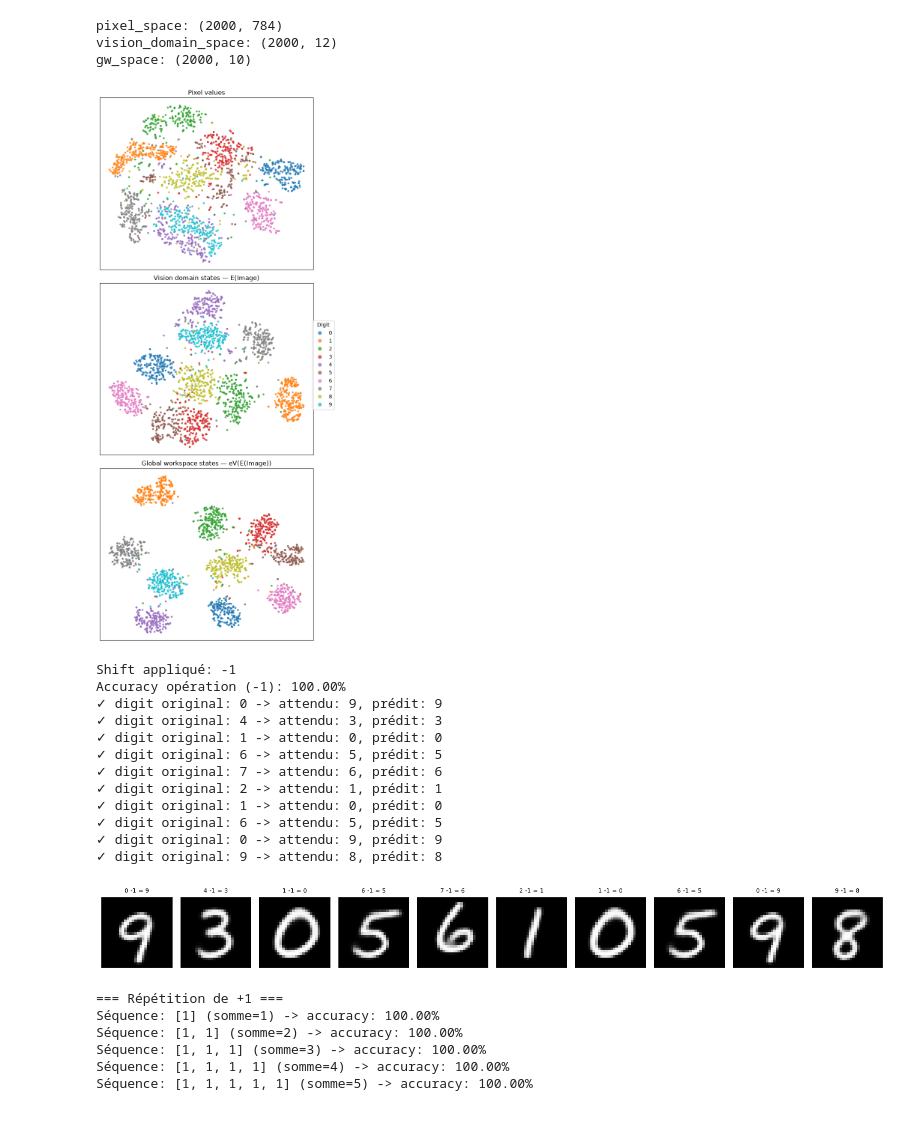
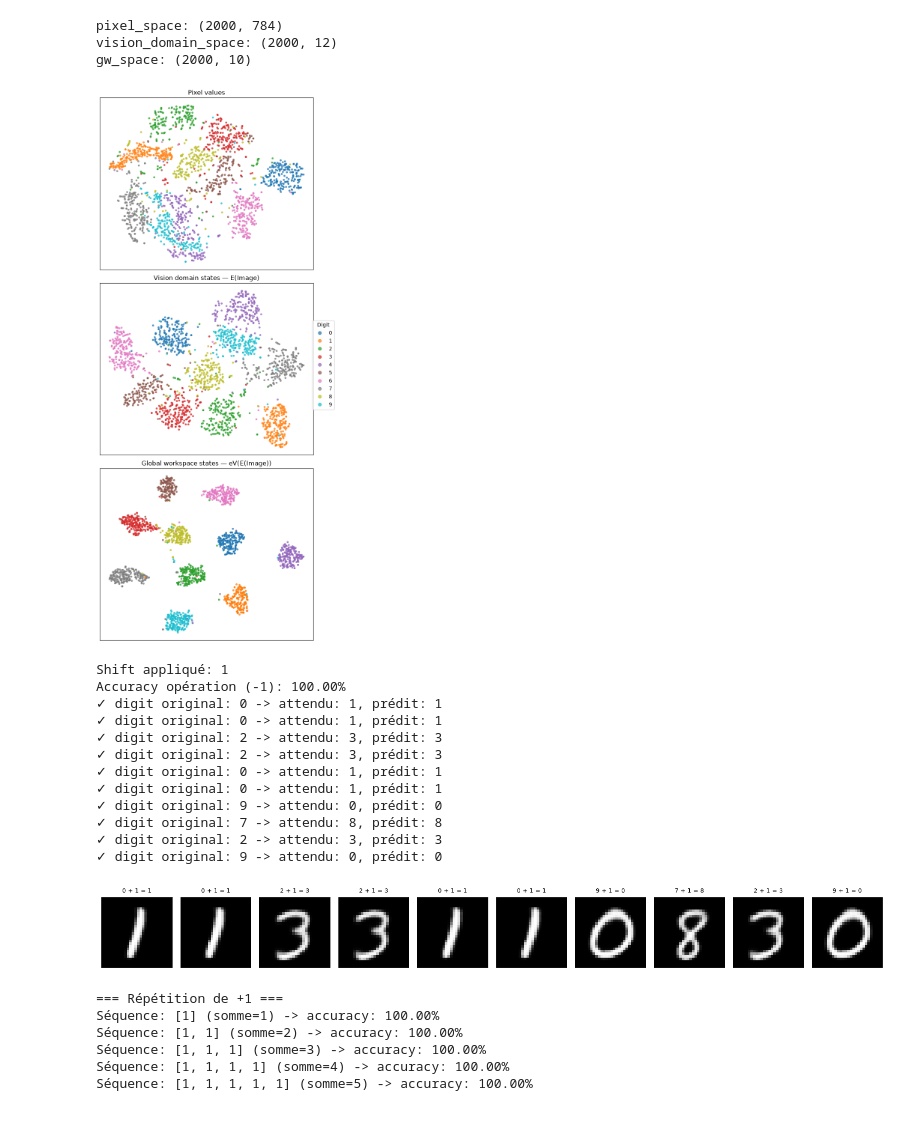
Before and after one commit to lucas-ch/gwnumb, a Jupyter notebook: test.ipynb, the cells around one changed output. Saved outputs shown, nothing was run; the diff lists cells and outputs as text; code cells hidden in the pictures.

Commit message:
premier essai avec attention

```diff
--- a/test.ipynb
+++ b/test.ipynb
@@ -13,10 +13,10 @@ config = load_config_files(
 
 domain_configs = get_domains_config(['image', 'digit'])
 
-gw_mod, selection_mod, operation_mod, loss_mod = get_global_workspace_mods(config, domain_configs)
+gw_mod, selection_mod, operation_mod, attention_mod, loss_mod = get_global_workspace_mods(config, domain_configs)
 
 gw = MyGlobalWorkspace.load_from_checkpoint(
-    "/home/lucas/gwnumb/checkpoints/numb/test-v11.ckpt",
+    "/home/lucas/gwnumb/checkpoints/numb/debug.ckpt",
     gw_mod=gw_mod,
     selection_mod=selection_mod,
     loss_mod=loss_mod,
@@ -305,7 +323,7 @@ plt.show()
 pixel_space: (2000, 784)
 vision_domain_space: (2000, 12)
 gw_space: (2000, 10)
-[figure, old version]
+[figure, new version]
 # %%
 import torch
 
@@ -345,7 +363,7 @@ with torch.no_grad():
 
     # 2. Applique l'opération (-1) dans l'espace GW
     batch_size = digit_batch.shape[0]
-    shift = -1
+    shift = +1
     task = torch.full(
         (batch_size, 1),
         fill_value=float(shift),
@@ -376,34 +394,34 @@ for i in range(n_show):
         f"prédit: {digit_pred[i].item()}"
     )
 # %% [output]
-Shift appliqué: -1
+Shift appliqué: 1
 Accuracy opération (-1): 100.00%
-✓ digit original: 0 -> attendu: 9, prédit: 9
-✓ digit original: 4 -> attendu: 3, prédit: 3
-✓ digit original: 1 -> attendu: 0, prédit: 0
-✓ digit original: 6 -> attendu: 5, prédit: 5
-✓ digit original: 7 -> attendu: 6, prédit: 6
-✓ digit original: 2 -> attendu: 1, prédit: 1
-✓ digit original: 1 -> attendu: 0, prédit: 0
-✓ digit original: 6 -> attendu: 5, prédit: 5
-✓ digit original: 0 -> attendu: 9, prédit: 9
-✓ digit original: 9 -> attendu: 8, prédit: 8
+✓ digit original: 0 -> attendu: 1, prédit: 1
+✓ digit original: 0 -> attendu: 1, prédit: 1
+✓ digit original: 2 -> attendu: 3, prédit: 3
+✓ digit original: 2 -> attendu: 3, prédit: 3
+✓ digit original: 0 -> attendu: 1, prédit: 1
+✓ digit original: 0 -> attendu: 1, prédit: 1
+✓ digit original: 9 -> attendu: 0, prédit: 0
+✓ digit original: 7 -> attendu: 8, prédit: 8
+✓ digit original: 2 -> attendu: 3, prédit: 3
+✓ digit original: 9 -> attendu: 0, prédit: 0
 # %%
 with torch.no_grad():
     mu_from_op = image_decoder(gw_pred)
     image_from_op = mnist_vae.decoder(mu_from_op)
 
 import matplotlib.pyplot as plt
 
 fig, axes = plt.subplots(1, n_show, figsize=(n_show * 1.5, 2))
 for i in range(n_show):
     axes[i].imshow(image_from_op[i, 0].cpu().numpy(), cmap="gray")
     axes[i].axis("off")
-    axes[i].set_title(f"{true_digits[i].item()} -1 = {digit_pred[i].item()}", fontsize=8)
+    axes[i].set_title(f"{true_digits[i].item()} + 1 = {digit_pred[i].item()}", fontsize=8)
 plt.tight_layout()
 plt.show()
 # %% [output]
-[figure, old version]
+[figure, new version]
 # %%
 import torch
 import matplotlib.pyplot as plt
```
Also changed, not shown: parts of 8 cells of this notebook, 5 other files.
